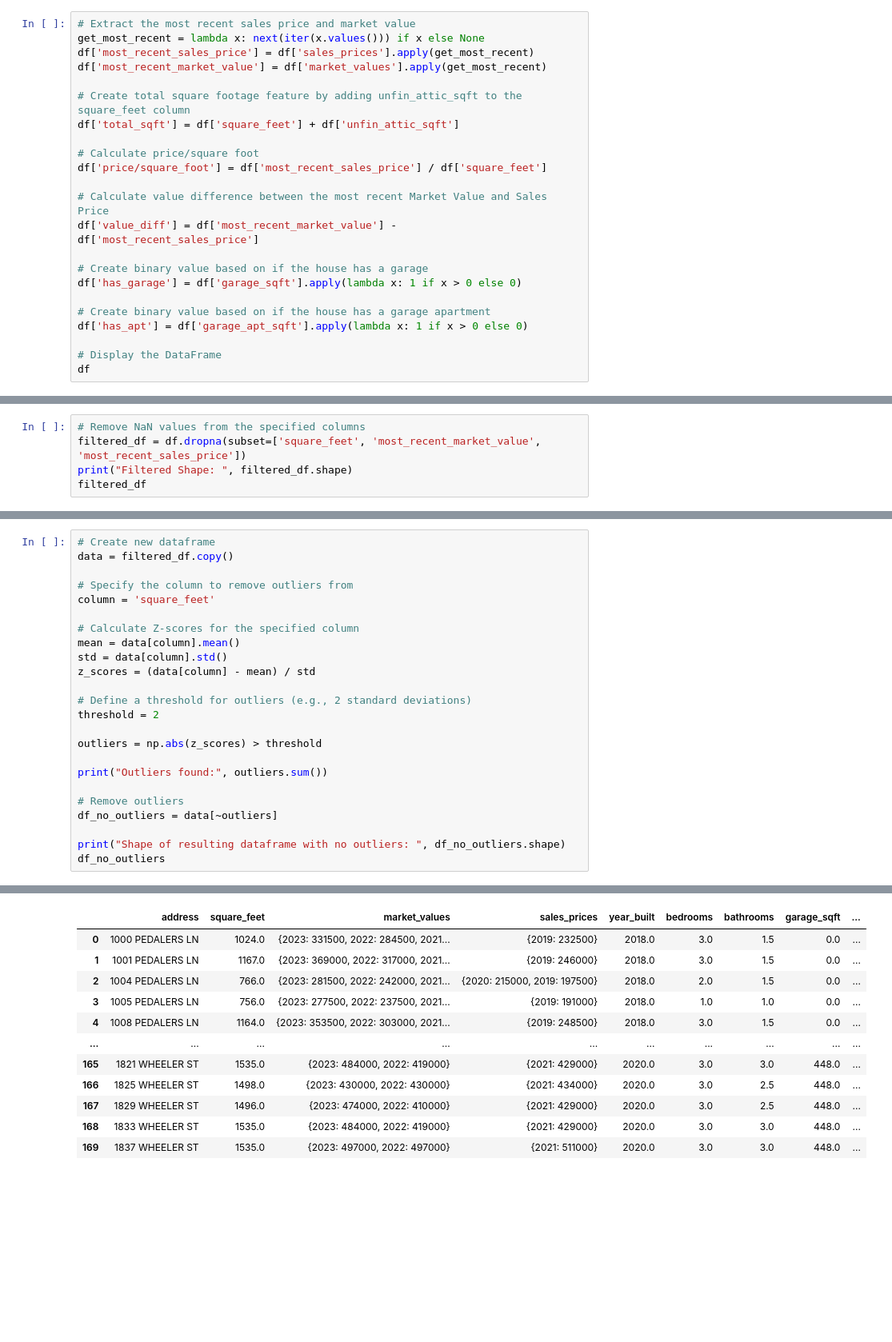
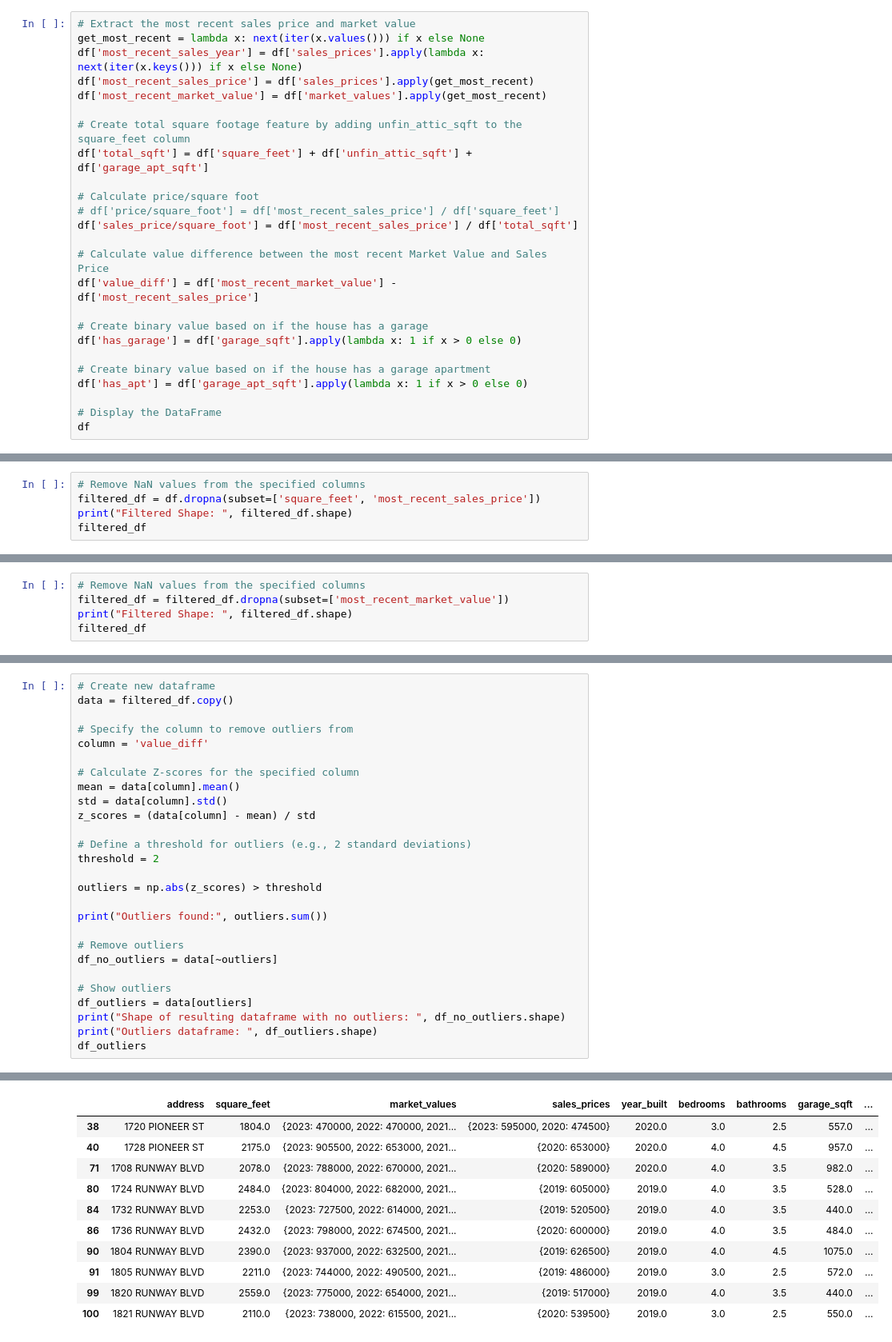
Before and after one commit to jason-christopher/Wheeler_Home_Values, a Jupyter notebook: analysis.ipynb, the cells around one changed output, grey strips where cells are left out. Shown at 80% size. Cells and saved outputs as stored; diff of their text form; blank space fills up the shorter version.

```diff
--- a/analysis.ipynb
+++ b/analysis.ipynb
@@ -34,14 +34,16 @@ df['sales_prices'] = df['sales_prices'].apply(ast.literal_eval)
 # %%
 # Extract the most recent sales price and market value
 get_most_recent = lambda x: next(iter(x.values())) if x else None
+df['most_recent_sales_year'] = df['sales_prices'].apply(lambda x: next(iter(x.keys())) if x else None)
 df['most_recent_sales_price'] = df['sales_prices'].apply(get_most_recent)
 df['most_recent_market_value'] = df['market_values'].apply(get_most_recent)
 
 # Create total square footage feature by adding unfin_attic_sqft to the square_feet column
-df['total_sqft'] = df['square_feet'] + df['unfin_attic_sqft']
+df['total_sqft'] = df['square_feet'] + df['unfin_attic_sqft'] + df['garage_apt_sqft']
 
 # Calculate price/square foot
-df['price/square_foot'] = df['most_recent_sales_price'] / df['square_feet']
+# df['price/square_foot'] = df['most_recent_sales_price'] / df['square_feet']
+df['sales_price/square_foot'] = df['most_recent_sales_price'] / df['total_sqft']
 
 # Calculate value difference between the most recent Market Value and Sales Price
 df['value_diff'] = df['most_recent_market_value'] - df['most_recent_sales_price']
@@ -75,6 +78,6 @@ df
 # %%
 # Remove NaN values from the specified columns
-filtered_df = df.dropna(subset=['square_feet', 'most_recent_market_value', 'most_recent_sales_price'])
+filtered_df = df.dropna(subset=['square_feet', 'most_recent_sales_price'])
 print("Filtered Shape: ", filtered_df.shape)
 filtered_df
 # %% [output]
@@ -94,0 +274,5 @@ Filtered Shape:  (126, 18)
+# %%
+# Remove NaN values from the specified columns
+filtered_df = filtered_df.dropna(subset=['most_recent_market_value'])
+print("Filtered Shape: ", filtered_df.shape)
+filtered_df
@@ -121,7 +320,7 @@ plt.show()
 data = filtered_df.copy()
 
 # Specify the column to remove outliers from
-column = 'square_feet'
+column = 'value_diff'
 
 # Calculate Z-scores for the specified column
 mean = data[column].mean()
@@ -138,6 +337,9 @@ print("Outliers found:", outliers.sum())
 # Remove outliers
 df_no_outliers = data[~outliers]
 
+# Show outliers
+df_outliers = data[outliers]
 print("Shape of resulting dataframe with no outliers: ", df_no_outliers.shape)
-df_no_outliers
+print("Outliers dataframe: ", df_outliers.shape)
+df_outliers
 # %% [output]
@@ -146,12 +349,11 @@ Shape of resulting dataframe with no outliers:  (122, 18)
 |  | address | square_feet | market_values | sales_prices | year_built | bedrooms | bathrooms | garage_sqft | ... |
-| 0 | 1000 PEDALERS LN | 1024.0 | {2023: 331500, 2022: 284500, 2021... | {2019: 232500} | 2018.0 | 3.0 | 1.5 | 0.0 | ... |
-| 1 | 1001 PEDALERS LN | 1167.0 | {2023: 369000, 2022: 317000, 2021... | {2019: 246000} | 2018.0 | 3.0 | 1.5 | 0.0 | ... |
-| 2 | 1004 PEDALERS LN | 766.0 | {2023: 281500, 2022: 242000, 2021... | {2020: 215000, 2019: 197500} | 2018.0 | 2.0 | 1.5 | 0.0 | ... |
-| 3 | 1005 PEDALERS LN | 756.0 | {2023: 277500, 2022: 237500, 2021... | {2019: 191000} | 2018.0 | 1.0 | 1.0 | 0.0 | ... |
-| 4 | 1008 PEDALERS LN | 1164.0 | {2023: 353500, 2022: 303000, 2021... | {2019: 248500} | 2018.0 | 3.0 | 1.5 | 0.0 | ... |
-| ... | ... | ... | ... | ... | ... | ... | ... | ... | ... |
-| 165 | 1821 WHEELER ST | 1535.0 | {2023: 484000, 2022: 419000} | {2021: 429000} | 2020.0 | 3.0 | 3.0 | 448.0 | ... |
-| 166 | 1825 WHEELER ST | 1498.0 | {2023: 430000, 2022: 430000} | {2021: 434000} | 2020.0 | 3.0 | 2.5 | 448.0 | ... |
-| 167 | 1829 WHEELER ST | 1496.0 | {2023: 474000, 2022: 410000} | {2021: 429000} | 2020.0 | 3.0 | 2.5 | 448.0 | ... |
-| 168 | 1833 WHEELER ST | 1535.0 | {2023: 484000, 2022: 419000} | {2021: 429000} | 2020.0 | 3.0 | 3.0 | 448.0 | ... |
-| 169 | 1837 WHEELER ST | 1535.0 | {2023: 497000, 2022: 497000} | {2021: 511000} | 2020.0 | 3.0 | 3.0 | 448.0 | ... |
+| 38 | 1720 PIONEER ST | 1804.0 | {2023: 470000, 2022: 470000, 2021... | {2023: 595000, 2020: 474500} | 2020.0 | 3.0 | 2.5 | 557.0 | ... |
+| 40 | 1728 PIONEER ST | 2175.0 | {2023: 905500, 2022: 653000, 2021... | {2020: 653000} | 2020.0 | 4.0 | 4.5 | 957.0 | ... |
+| 71 | 1708 RUNWAY BLVD | 2078.0 | {2023: 788000, 2022: 670000, 2021... | {2020: 589000} | 2020.0 | 4.0 | 3.5 | 982.0 | ... |
+| 80 | 1724 RUNWAY BLVD | 2484.0 | {2023: 804000, 2022: 682000, 2021... | {2019: 605000} | 2019.0 | 4.0 | 3.5 | 528.0 | ... |
+| 84 | 1732 RUNWAY BLVD | 2253.0 | {2023: 727500, 2022: 614000, 2021... | {2019: 520500} | 2019.0 | 4.0 | 3.5 | 440.0 | ... |
+| 86 | 1736 RUNWAY BLVD | 2432.0 | {2023: 798000, 2022: 674500, 2021... | {2020: 600000} | 2019.0 | 4.0 | 3.5 | 484.0 | ... |
+| 90 | 1804 RUNWAY BLVD | 2390.0 | {2023: 937000, 2022: 632500, 2021... | {2019: 626500} | 2019.0 | 4.0 | 4.5 | 1075.0 | ... |
+| 91 | 1805 RUNWAY BLVD | 2211.0 | {2023: 744000, 2022: 490500, 2021... | {2019: 486000} | 2019.0 | 3.0 | 2.5 | 572.0 | ... |
+| 99 | 1820 RUNWAY BLVD | 2559.0 | {2023: 775000, 2022: 654000, 2021... | {2019: 517000} | 2019.0 | 4.0 | 3.5 | 440.0 | ... |
+| 100 | 1821 RUNWAY BLVD | 2110.0 | {2023: 738000, 2022: 615500, 2021... | {2020: 539500} | 2019.0 | 3.0 | 2.5 | 550.0 | ... |
```
Also changed, not shown: parts of 21 cells of this notebook.
